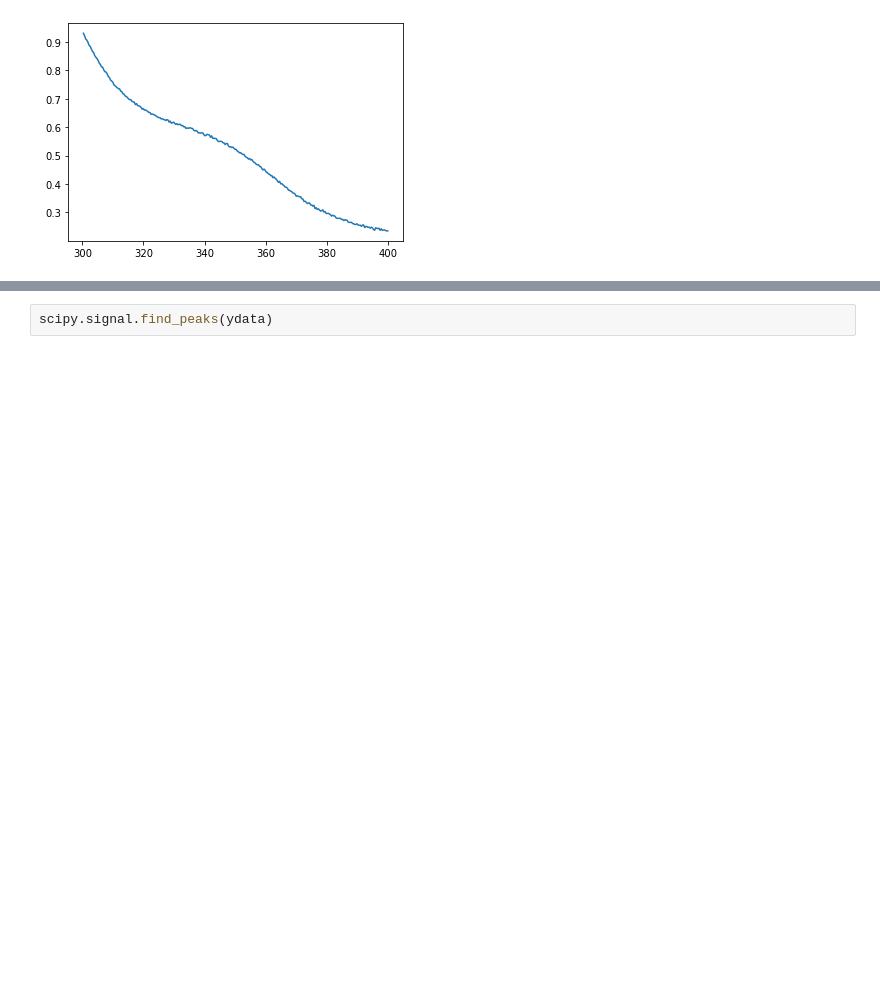
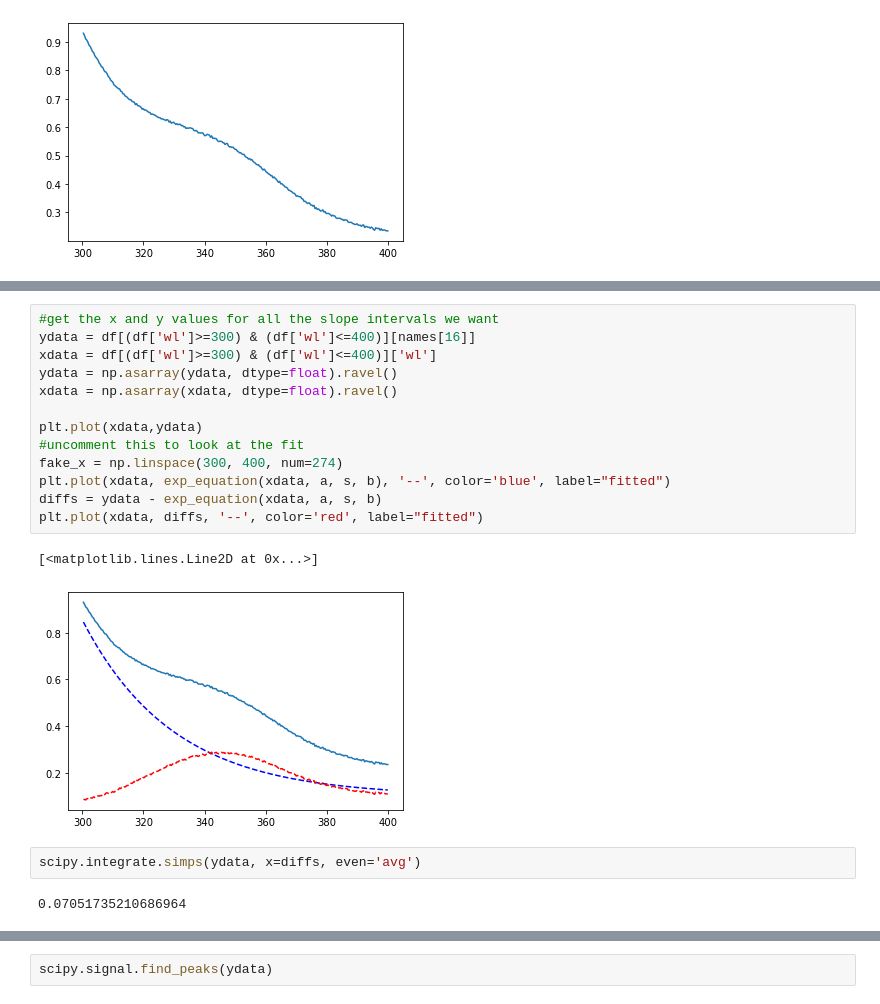
Before and after one commit to Hanna-the-explorer/NASA_Jupyter_Projects, a Jupyter notebook: DATA_Processing_codes/CDOM_DATA_PROCESS.ipynb, the cells around one changed output, grey strips where cells are left out. Cells and saved outputs as stored; diff of their text form; blank space fills up the shorter version.

```diff
--- a/DATA_Processing_codes/CDOM_DATA_PROCESS.ipynb
+++ b/DATA_Processing_codes/CDOM_DATA_PROCESS.ipynb
@@ -871,0 +1033,20 @@ plt.plot(xdata,ydata)
+# %%
+#get the x and y values for all the slope intervals we want
+ydata = df[(df['wl']>=300) & (df['wl']<=400)][names[16]]
+xdata = df[(df['wl']>=300) & (df['wl']<=400)]['wl']
+ydata = np.asarray(ydata, dtype=float).ravel()
+xdata = np.asarray(xdata, dtype=float).ravel()
+
+plt.plot(xdata,ydata)
+#uncomment this to look at the fit
+fake_x = np.linspace(300, 400, num=274)
+plt.plot(xdata, exp_equation(xdata, a, s, b), '--', color='blue', label="fitted")
+diffs = ydata - exp_equation(xdata, a, s, b)
+plt.plot(xdata, diffs, '--', color='red', label="fitted")
+# %% [output]
+[<matplotlib.lines.Line2D at 0x...>]
+[figure, added]
+# %%
+scipy.integrate.simps(ydata, x=diffs, even='avg')
+# %% [output]
+0.07051735210686964
```
Also changed, not shown: parts of 15 cells of this notebook.
